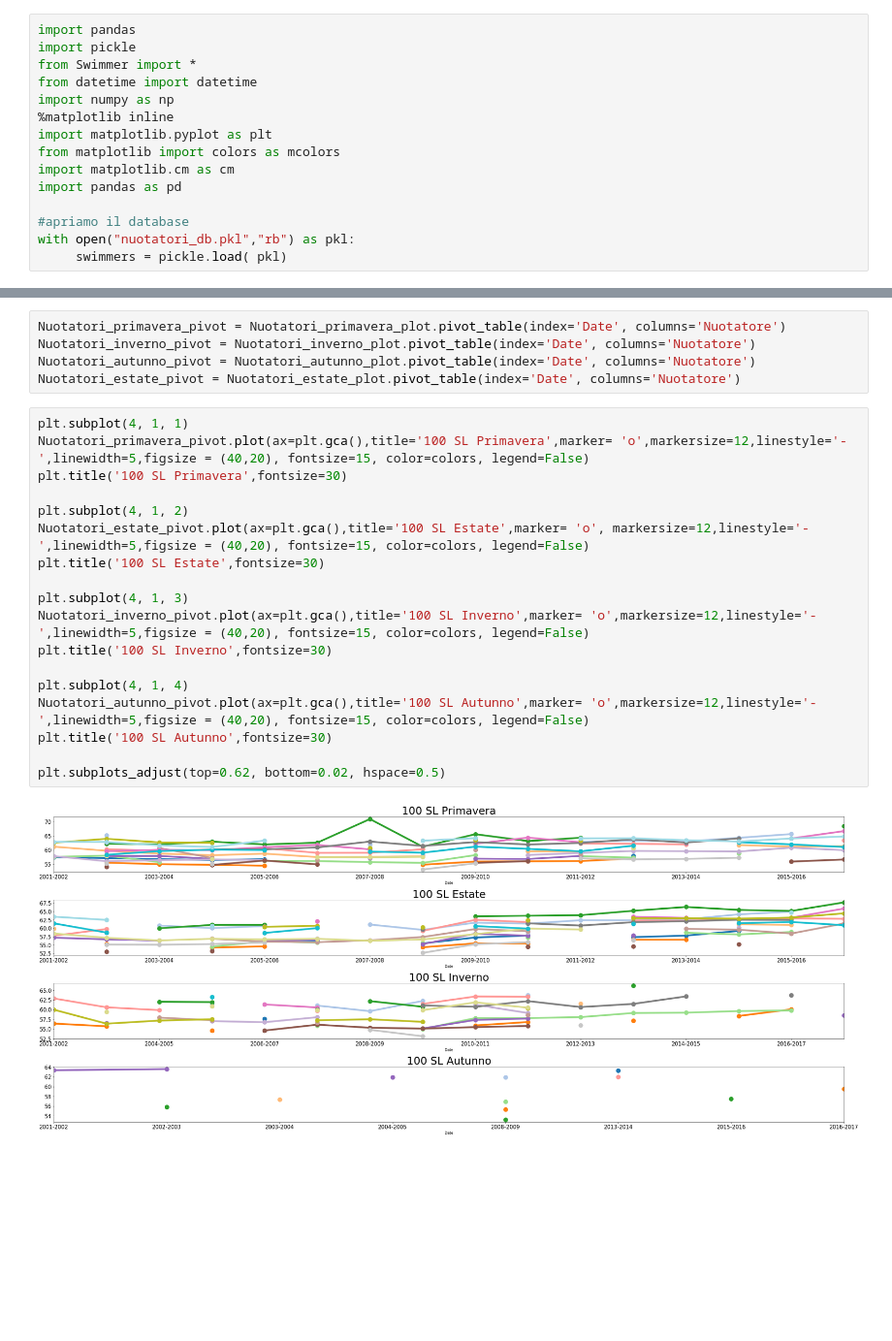
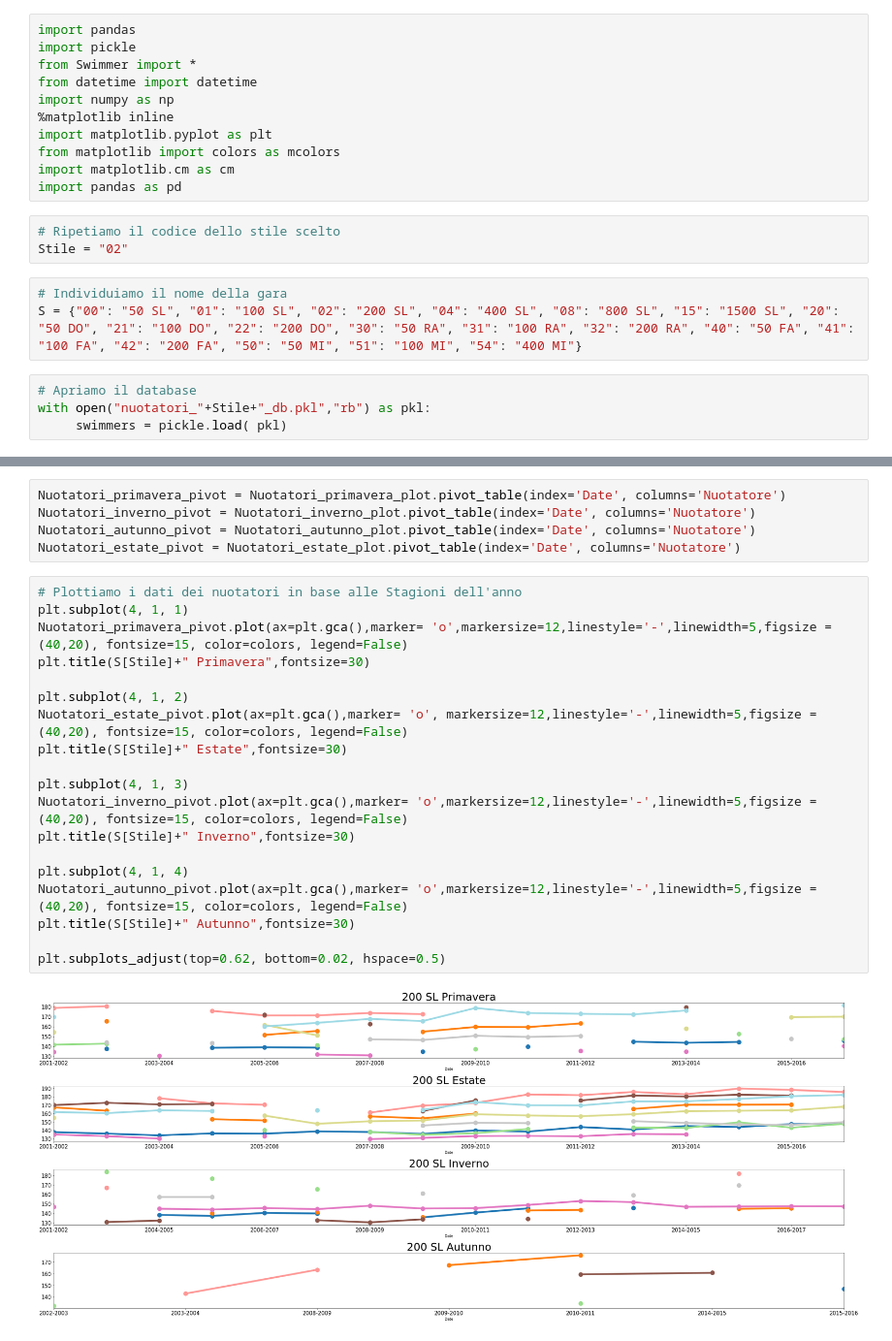
Before and after one commit to Antoniofs90/Nuotatori, a Jupyter notebook: Plotting.ipynb, the cells around one changed output, grey strips where cells are left out. Shown at 97% size. Drawn from its saved outputs; the diff is of its cells as text; blank space fills up the shorter version.

```diff
--- a/Plotting.ipynb
+++ b/Plotting.ipynb
@@ -9,8 +9,14 @@ import matplotlib.pyplot as plt
 from matplotlib import colors as mcolors
 import matplotlib.cm as cm
 import pandas as pd
-
-#apriamo il database
-with open("nuotatori_db.pkl","rb") as pkl:
-     swimmers = pickle.load( pkl)
+# %%
+# Ripetiamo il codice dello stile scelto
+Stile = "02"
+# %%
+# Individuiamo il nome della gara
+S = {"00": "50 SL", "01": "100 SL", "02": "200 SL", "04": "400 SL", "08": "800 SL", "15": "1500 SL", "20": "50 DO", "21": "100 DO", "22": "200 DO", "30": "50 RA", "31": "100 RA", "32": "200 RA", "40": "50 FA", "41": "100 FA", "42": "200 FA", "50": "50 MI", "51": "100 MI", "54": "400 MI"}
+# %%
+# Apriamo il database
+with open("nuotatori_"+Stile+"_db.pkl","rb") as pkl:
+     swimmers = pickle.load( pkl)
 # %%
@@ -314,23 +296,24 @@ Nuotatori_inverno_pivot = Nuotatori_inverno_plot.pivot_table(index='Date', colum
 Nuotatori_autunno_pivot = Nuotatori_autunno_plot.pivot_table(index='Date', columns='Nuotatore')
 Nuotatori_estate_pivot = Nuotatori_estate_plot.pivot_table(index='Date', columns='Nuotatore')
 # %%
+# Plottiamo i dati dei nuotatori in base alle Stagioni dell'anno
 plt.subplot(4, 1, 1)
-Nuotatori_primavera_pivot.plot(ax=plt.gca(),title='100 SL Primavera',marker= 'o',markersize=12,linestyle='-',linewidth=5,figsize = (40,20), fontsize=15, color=colors, legend=False)
-plt.title('100 SL Primavera',fontsize=30)
+Nuotatori_primavera_pivot.plot(ax=plt.gca(),marker= 'o',markersize=12,linestyle='-',linewidth=5,figsize = (40,20), fontsize=15, color=colors, legend=False)
+plt.title(S[Stile]+" Primavera",fontsize=30)
 
 plt.subplot(4, 1, 2)
-Nuotatori_estate_pivot.plot(ax=plt.gca(),title='100 SL Estate',marker= 'o', markersize=12,linestyle='-',linewidth=5,figsize = (40,20), fontsize=15, color=colors, legend=False)
-plt.title('100 SL Estate',fontsize=30)
+Nuotatori_estate_pivot.plot(ax=plt.gca(),marker= 'o', markersize=12,linestyle='-',linewidth=5,figsize = (40,20), fontsize=15, color=colors, legend=False)
+plt.title(S[Stile]+" Estate",fontsize=30)
 
 plt.subplot(4, 1, 3)
-Nuotatori_inverno_pivot.plot(ax=plt.gca(),title='100 SL Inverno',marker= 'o',markersize=12,linestyle='-',linewidth=5,figsize = (40,20), fontsize=15, color=colors, legend=False)
-plt.title('100 SL Inverno',fontsize=30)
+Nuotatori_inverno_pivot.plot(ax=plt.gca(),marker= 'o',markersize=12,linestyle='-',linewidth=5,figsize = (40,20), fontsize=15, color=colors, legend=False)
+plt.title(S[Stile]+" Inverno",fontsize=30)
 
 plt.subplot(4, 1, 4)
-Nuotatori_autunno_pivot.plot(ax=plt.gca(),title='100 SL Autunno',marker= 'o',markersize=12,linestyle='-',linewidth=5,figsize = (40,20), fontsize=15, color=colors, legend=False)
-plt.title('100 SL Autunno',fontsize=30)
+Nuotatori_autunno_pivot.plot(ax=plt.gca(),marker= 'o',markersize=12,linestyle='-',linewidth=5,figsize = (40,20), fontsize=15, color=colors, legend=False)
+plt.title(S[Stile]+" Autunno",fontsize=30)
 
 plt.subplots_adjust(top=0.62, bottom=0.02, hspace=0.5)
 # %% [output]
-[figure, old version]
+[figure, new version]
 # %%
```
Also changed, not shown: parts of 19 cells of this notebook, 7 other files.
